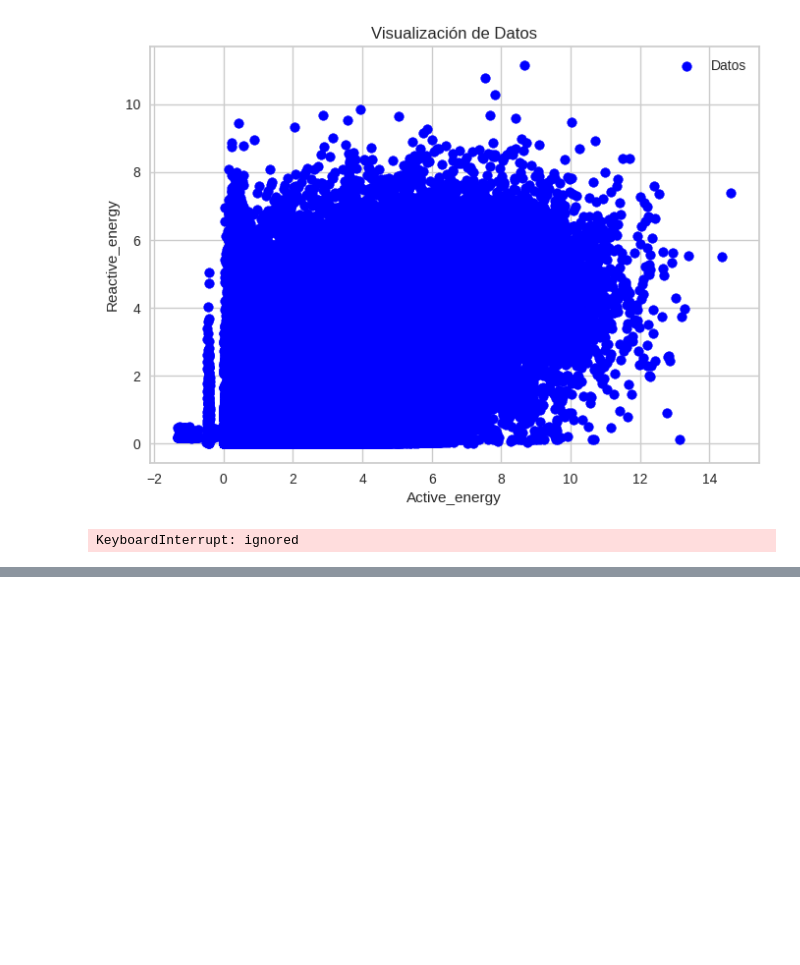
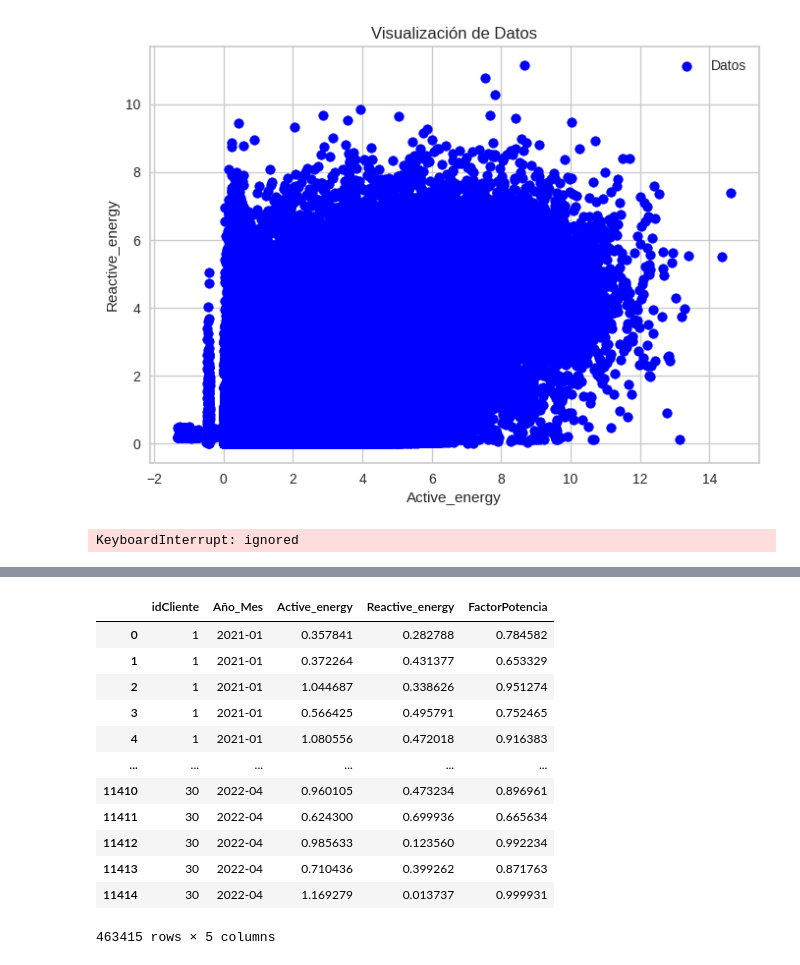
Before and after one commit to grupovajo/ProyectoMIAD, a Jupyter notebook: Caso ElectroDunas.ipynb, the cells around one changed output, grey strips where cells are left out. Drawn from its saved outputs; the diff is of its cells as text; code cells hidden in the pictures; blank space fills up the shorter version.

```diff
--- a/Caso ElectroDunas.ipynb
+++ b/Caso ElectroDunas.ipynb
@@ -696,0 +689,19 @@ KeyboardInterrupt: ignored
+# %%
+df = clientes[['idCliente','Año_Mes','Active_energy', 'Reactive_energy']]
+df['FactorPotencia'] = df['Active_energy'] / (df['Active_energy']**2 + df['Reactive_energy']**2)**(1/2)
+df = df.fillna(0)
+df
+# %% [output]
+|  | idCliente | Año_Mes | Active_energy | Reactive_energy | FactorPotencia |
+| 0 | 1 | 2021-01 | 0.357841 | 0.282788 | 0.784582 |
+| 1 | 1 | 2021-01 | 0.372264 | 0.431377 | 0.653329 |
+| 2 | 1 | 2021-01 | 1.044687 | 0.338626 | 0.951274 |
+| 3 | 1 | 2021-01 | 0.566425 | 0.495791 | 0.752465 |
+| 4 | 1 | 2021-01 | 1.080556 | 0.472018 | 0.916383 |
+| ... | ... | ... | ... | ... | ... |
+| 11410 | 30 | 2022-04 | 0.960105 | 0.473234 | 0.896961 |
+| 11411 | 30 | 2022-04 | 0.624300 | 0.699936 | 0.665634 |
+| 11412 | 30 | 2022-04 | 0.985633 | 0.123560 | 0.992234 |
+| 11413 | 30 | 2022-04 | 0.710436 | 0.399262 | 0.871763 |
+| 11414 | 30 | 2022-04 | 1.169279 | 0.013737 | 0.999931 |
+463415 rows × 5 columns
```
Also changed, not shown: parts of 12 cells of this notebook, 3 other files.
